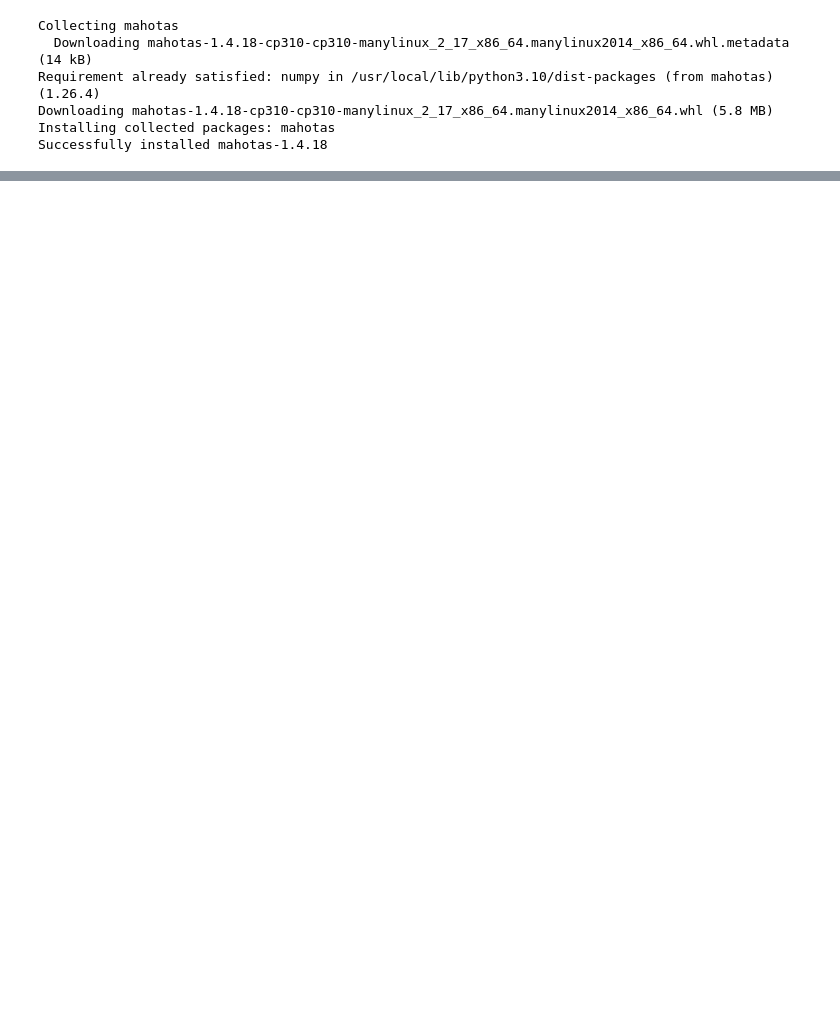
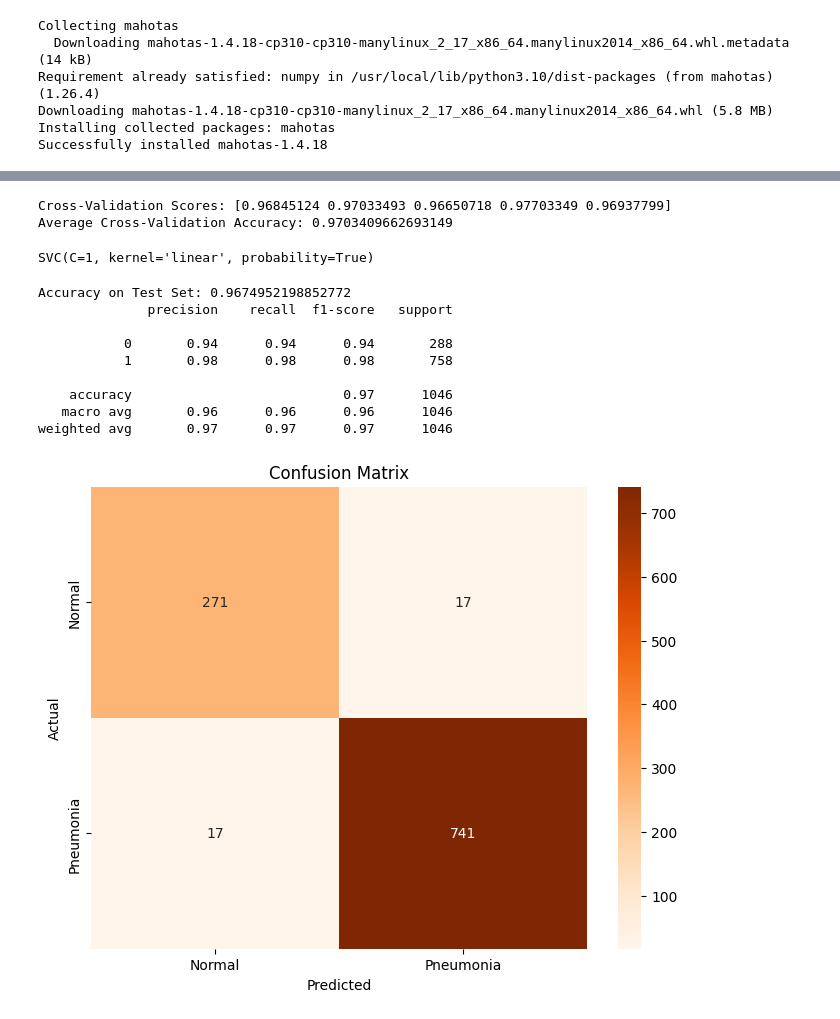
Before and after one commit to VedantKCSE/streamlit, a Jupyter notebook: PneumoniaDetection.ipynb, the cells around one changed output, grey strips where cells are left out. Drawn from its saved outputs; the diff is of its cells as text; code cells hidden in the pictures; blank space fills up the shorter version.

```diff
--- a/PneumoniaDetection.ipynb
+++ b/PneumoniaDetection.ipynb
@@ -502,0 +378,74 @@ weighted avg    96.85        96.84        96.81        1045.0
+# %%
+from sklearn.model_selection import cross_val_score
+from sklearn.preprocessing import StandardScaler
+from sklearn.svm import SVC
+import numpy as np
+
+# Scale the features using StandardScaler (cross-validation should be done on scaled data)
+scaler = StandardScaler()
+all_features_scaled = scaler.fit_transform(all_features)
+
+# Initialize the SVM classifier
+svm_classifier = SVC(kernel='linear', C=1, probability=True)  # Enable probability estimation for ROC
+
+# Perform K-Fold Cross-Validation (using 5 folds as an example)
+cv_scores = cross_val_score(svm_classifier, all_features_scaled, train_labels, cv=5, scoring='accuracy')
+
+# Print cross-validation scores and the average score
+print(f"Cross-Validation Scores: {cv_scores}")
+print(f"Average Cross-Validation Accuracy: {np.mean(cv_scores)}")
+# %% [output]
+Cross-Validation Scores: [0.96845124 0.97033493 0.96650718 0.97703349 0.96937799]
+Average Cross-Validation Accuracy: 0.9703409662693149
+# %%
+from sklearn.model_selection import train_test_split
+from sklearn.preprocessing import StandardScaler
+from sklearn.svm import SVC
+from sklearn.metrics import accuracy_score, classification_report, confusion_matrix, roc_curve, roc_auc_score
+import seaborn as sns
+import matplotlib.pyplot as plt
+
+# Split the data into training and testing sets
+X_train, X_test, y_train, y_test = train_test_split(all_features, train_labels, test_size=0.2, random_state=42)
+
+# Scale the features using StandardScaler
+scaler = StandardScaler()
+X_train_scaled = scaler.fit_transform(X_train)
+X_test_scaled = scaler.transform(X_test)
+
+# Initialize and train the SVM classifier
+svm_classifier = SVC(kernel='linear', C=1, probability=True)
+svm_classifier.fit(X_train_scaled, y_train)
+
+# Now you can use the trained model for both confusion matrix and ROC/AUC evaluations
+# %% [output]
+SVC(C=1, kernel='linear', probability=True)
+# %%
+# Predict on the test set
+y_pred = svm_classifier.predict(X_test_scaled)
+
+# Evaluate the model
+accuracy = accuracy_score(y_test, y_pred)
+print(f"Accuracy on Test Set: {accuracy}")
+print(classification_report(y_test, y_pred))
+
+# Plot the confusion matrix
+cm = confusion_matrix(y_test, y_pred)
+plt.figure(figsize=(8, 6))
+sns.heatmap(cm, annot=True, fmt="d", cmap="Oranges",
+            xticklabels=['Normal', 'Pneumonia'], yticklabels=['Normal', 'Pneumonia'])
+plt.xlabel("Predicted")
+plt.ylabel("Actual")
+plt.title("Confusion Matrix")
+plt.show()
+# %% [output]
+Accuracy on Test Set: 0.9674952198852772
+              precision    recall  f1-score   support
+
+           0       0.94      0.94      0.94       288
+           1       0.98      0.98      0.98       758
+
+    accuracy                           0.97      1046
+   macro avg       0.96      0.96      0.96      1046
+weighted avg       0.97      0.97      0.97      1046
+[figure, added]
```
Also changed, not shown: parts of 21 cells of this notebook, 3 other files.
